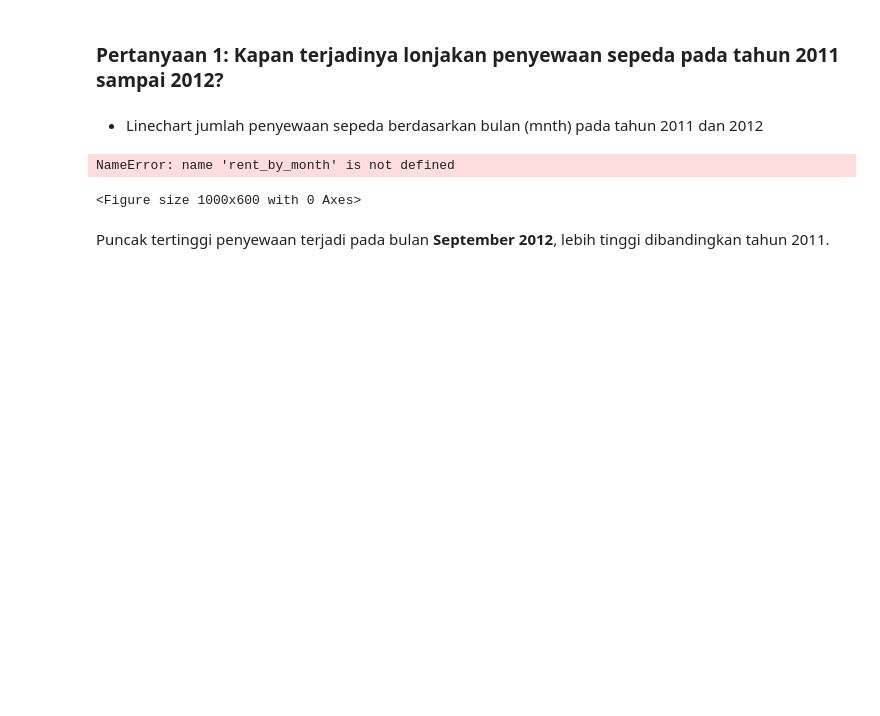
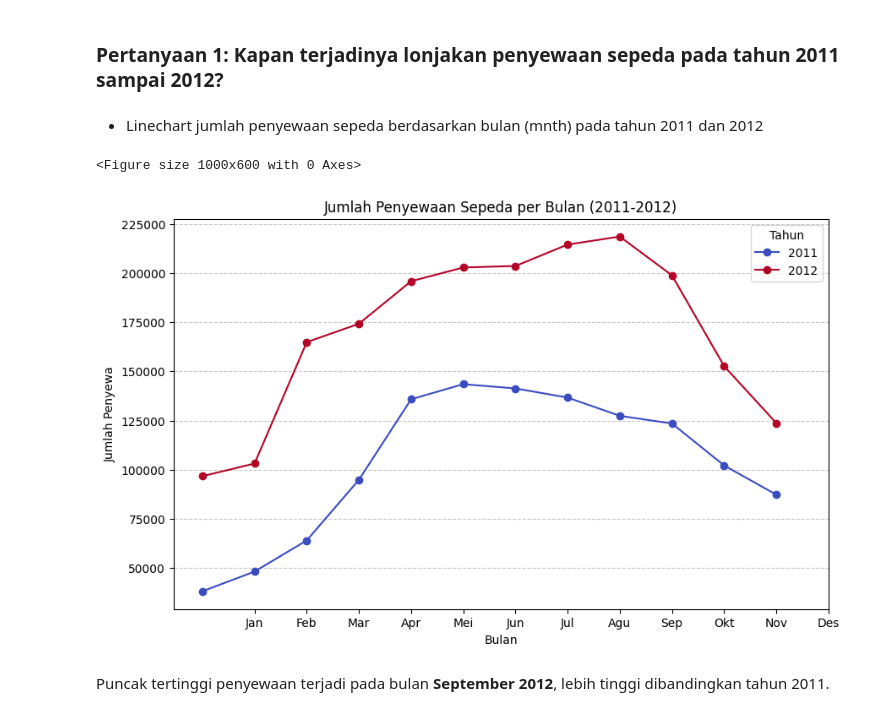
Before and after one commit to saftanafitri/bike-sharing, a Jupyter notebook: notebook.ipynb, the cells around one changed output. Cells and saved outputs as stored; diff of their text form; code cells hidden in the pictures; blank space fills up the shorter version.

```diff
--- a/notebook.ipynb
+++ b/notebook.ipynb
@@ -331,20 +331,20 @@ Dari data terlihat bahwa musim sangat berpengaruh pada penyewaan sepeda
 - Linechart jumlah penyewaan sepeda berdasarkan bulan (mnth) pada tahun 2011 dan 2012
 # %%
 plt.figure(figsize=(10, 6))
-rent_by_month.plot(kind="line", marker="o", colormap="coolwarm", figsize=(10, 6))
+rent_by_month_year.plot(kind="line", marker="o", colormap="coolwarm", figsize=(10, 6))
 
 plt.xticks(ticks=range(1, 13), labels=["Jan", "Feb", "Mar", "Apr", "Mei", "Jun", "Jul", "Agu", "Sep", "Okt", "Nov", "Des"])
 plt.ylabel("Jumlah Penyewa")
 plt.xlabel("Bulan")
 plt.title("Jumlah Penyewaan Sepeda per Bulan (2011-2012)")
 
 plt.legend(["2011", "2012"], title="Tahun")
 
 plt.grid(axis="y", linestyle="--", alpha=0.7)
 plt.show()
 # %% [output]
-NameError: name 'rent_by_month' is not defined
+<Figure size 1000x600 with 0 Axes>
-<Figure size 1000x600 with 0 Axes>
+[figure, added]
 # %% [markdown]
 Puncak tertinggi penyewaan terjadi pada bulan **September 2012**, lebih tinggi dibandingkan tahun 2011.
 # %% [markdown]
```
Also changed, not shown: parts of 1 cell of this notebook.
